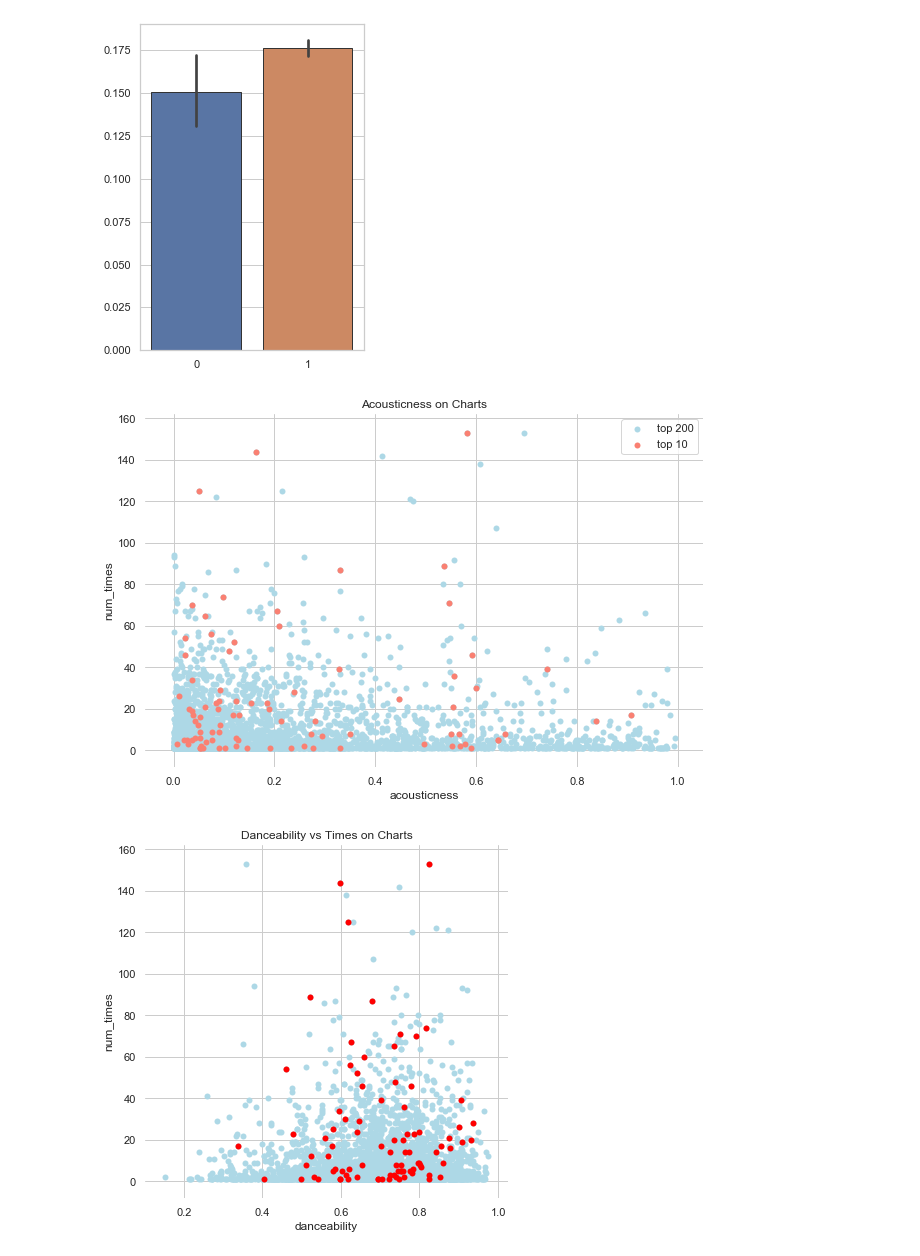
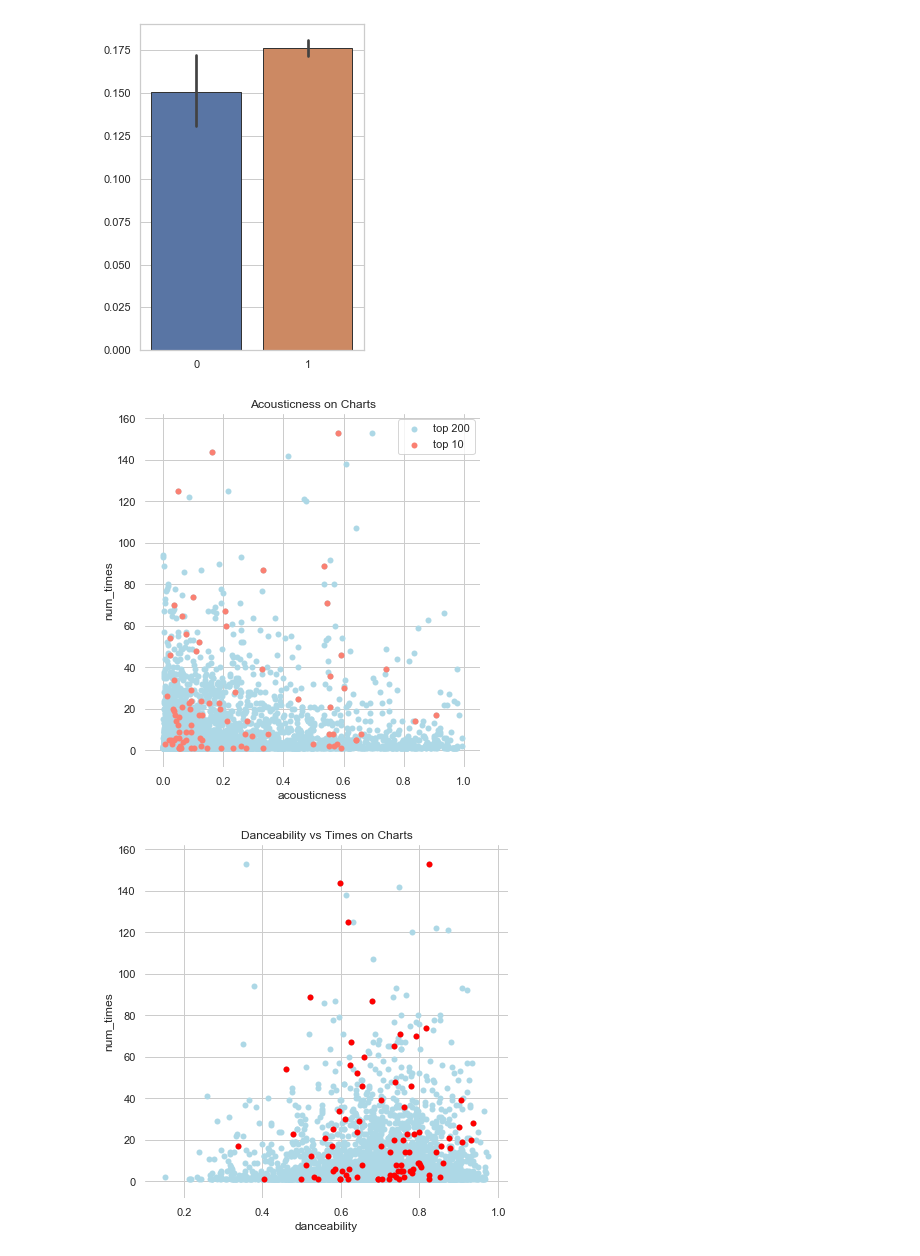
Before and after one commit to RobbieZifchak/spotify-project, a Jupyter notebook: spotify-project1.ipynb, the cells around one changed output. Saved outputs shown, nothing was run; the diff lists cells and outputs as text; code cells hidden in the pictures.

```diff
--- a/spotify-project1.ipynb
+++ b/spotify-project1.ipynb
@@ -885,7 +885,8 @@ def get_artist_info(artist_id_list):
 # %%
 #importing csv's from each database table
 
-df_weekly = pd.read_csv('spotify_weekly.csv', sep = ';')
-df_artists = pd.read_csv('artists.csv', sep = ';')
-df_features = pd.read_csv('audio_features.csv', sep = ';')
-df_albums = pd.read_csv('album_features.csv', sep = ';')
+df_weekly = pd.read_csv('spotify_csvs/spotify_weekly.csv', sep = ';')
+df_artists = pd.read_csv('spotify_csvs/artists.csv', sep = ';')
+df_features = pd.read_csv('spotify_csvs/audio_features.csv', sep = ';')
+df_albums = pd.read_csv('spotify_csvs/album_features.csv', sep = ';')
+df_unique = pd.read_csv('spotify_csvs/weekly_features_pd.csv')
@@ -1078,6 +1075,4 @@ print(table)
                        sum_sq       df          F  PR(>F)
 C(acousticness)  1.984023e+17    729.0  10.105354     0.0
 Residual         8.150953e+17  30265.0        NaN     NaN
-# %%
-df_unique = pd.read_csv('weekly_features_pd.csv')
 # %%
@@ -1178,20 +1187,20 @@ sns.barplot(data=df_bar, ax=ax,capsize=.15, lw=1, edgecolor=".2", ci=95) # SEM e
 plt.show()
 # %%
 sns.set(style="whitegrid")
-f, ax = plt.subplots(figsize=(10, 6.5))
+f, ax = plt.subplots(figsize=(6, 6.5))
 sns.despine(f, left=True, bottom=True)
 
 sns.scatterplot(x= df_unique['acousticness'], y = df_unique['num_times'],
                 sizes=(1, 8), linewidth=0,
                  ax=ax, color = 'lightblue', label = 'top 200')
 
 sns.scatterplot(x= top_ten['acousticness'], y = top_ten['num_times'],
                 sizes=(1, 8), linewidth=0,
                  ax=ax, color = 'salmon', label = 'top 10')
 plt.title('Acousticness on Charts')
 plt.show()
 # %% [output]
-[figure, old version]
+[figure, new version]
 # %%
 sns.set(style="whitegrid")
 f, ax = plt.subplots(figsize=(6.5, 6.5))
```
Also changed, not shown: parts of 13 cells of this notebook.
